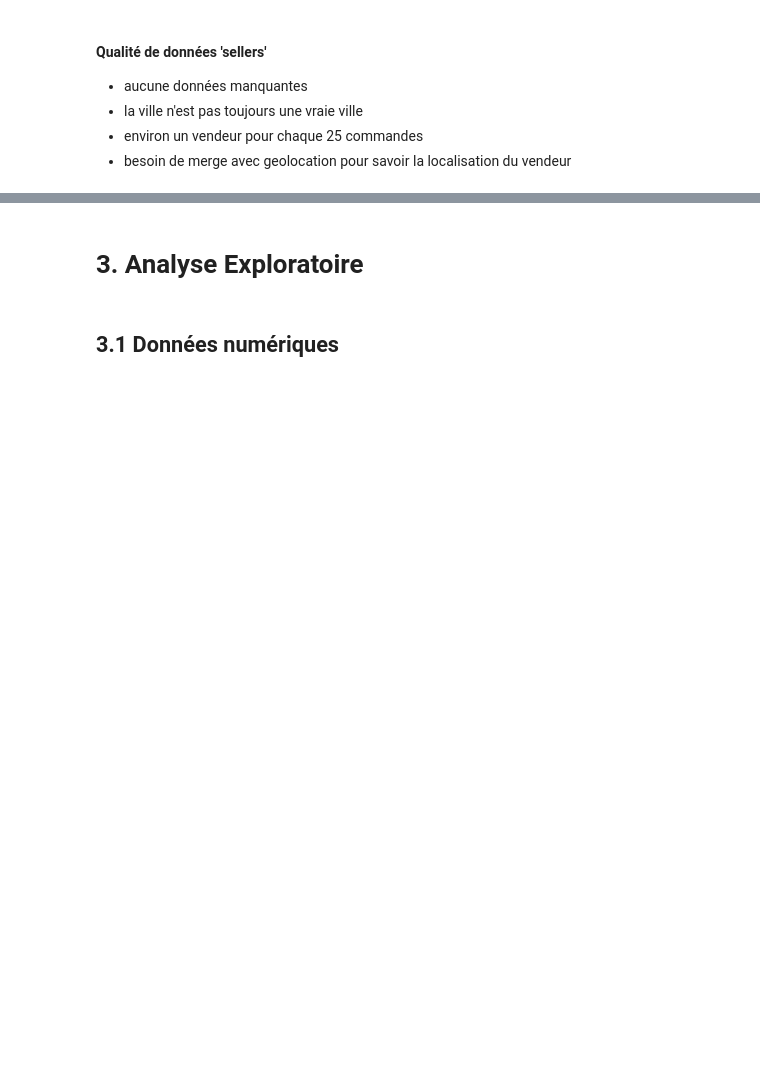
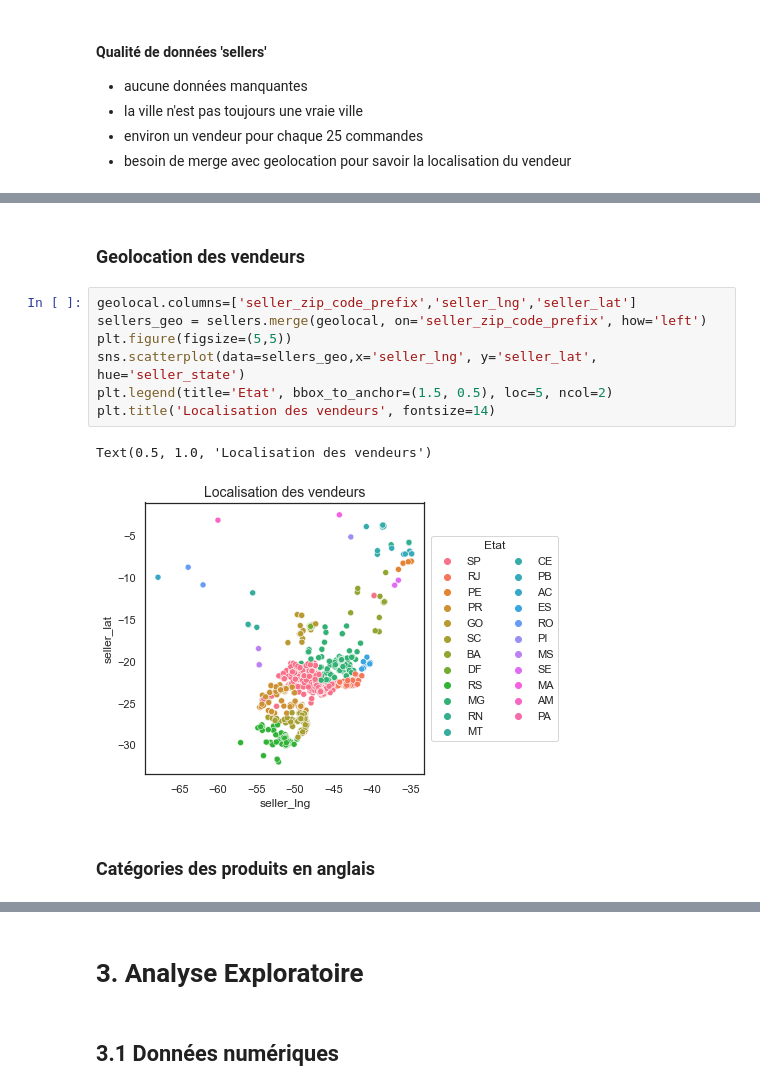
Before and after one commit to mrcreasey/oc-ds-p5-unsupervised-clustering, a Jupyter notebook: P5_01_analyse.ipynb, the cells around one changed output, grey strips where cells are left out. Saved outputs shown, nothing was run; the diff lists cells and outputs as text; blank space fills up the shorter version.

```diff
--- a/P5_01_analyse.ipynb
+++ b/P5_01_analyse.ipynb
@@ -672,0 +688,14 @@ decrire_dataframe(sellers)
+# %% [markdown]
+### Geolocation des vendeurs
+# %%
+geolocal.columns=['seller_zip_code_prefix','seller_lng','seller_lat']
+sellers_geo = sellers.merge(geolocal, on='seller_zip_code_prefix', how='left')
+plt.figure(figsize=(5,5))
+sns.scatterplot(data=sellers_geo,x='seller_lng', y='seller_lat', hue='seller_state')
+plt.legend(title='Etat', bbox_to_anchor=(1.5, 0.5), loc=5, ncol=2)
+plt.title('Localisation des vendeurs', fontsize=14)
+# %% [output]
+Text(0.5, 1.0, 'Localisation des vendeurs')
+[figure, added]
+# %% [markdown]
+### Catégories des produits en anglais
```
Also changed, not shown: parts of 10 cells of this notebook.
